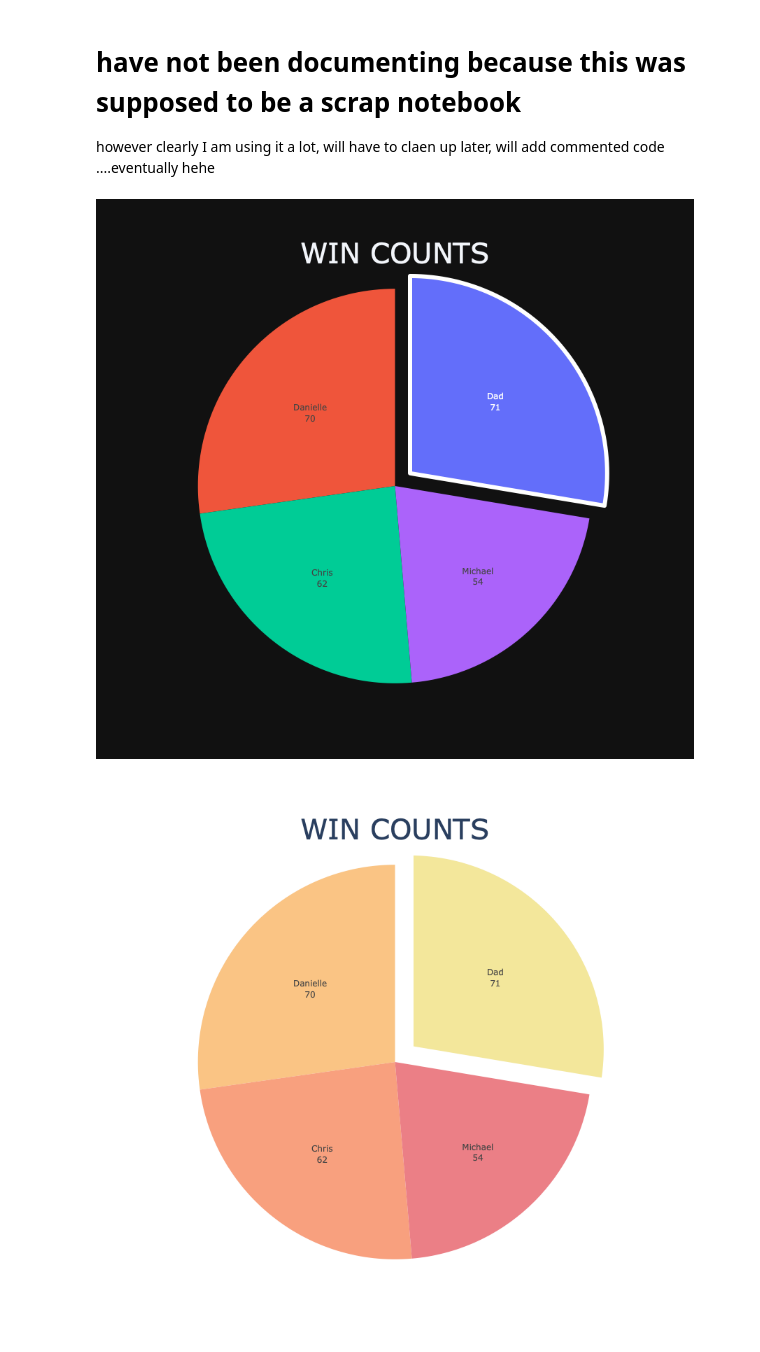
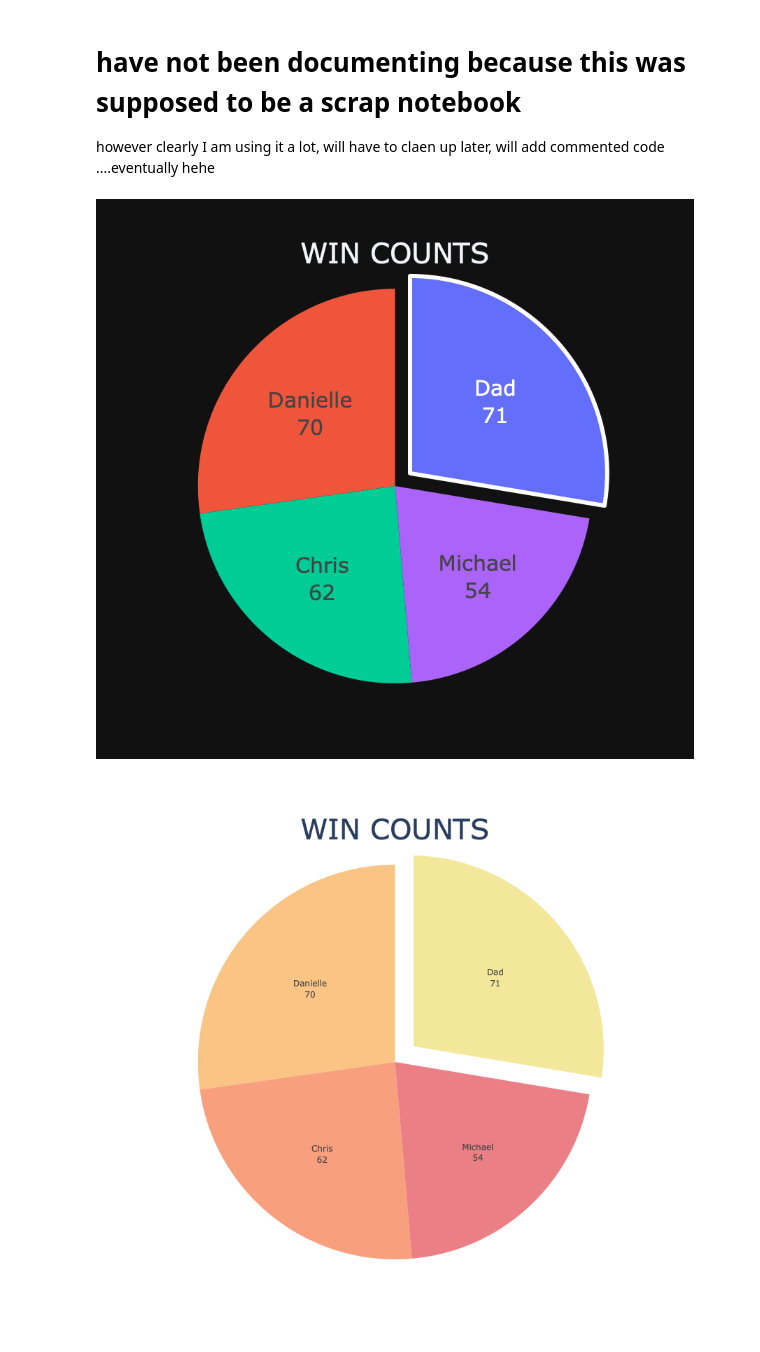
Before and after one commit to MichaelHarnett/WORDLEscoreboard, a Jupyter notebook: Untitled2.ipynb, the cells around one changed output. Cells and saved outputs as stored; diff of their text form; code cells hidden in the pictures.

Commit message:
updated font sizes for pie chart

```diff
--- a/Untitled2.ipynb
+++ b/Untitled2.ipynb
@@ -497,35 +497,37 @@ scores = [len(michaelwindf), len(daniellewindf), len(chriswindf), len(dadwindf)]
 
 #becaue it can be zipped into a dict
 piezip = zip(players,scores)
 
 #easily turned into a dataframe
 piedf = pd.DataFrame(piezip, columns = ['Player','Score'])
 
 #sorted so that the winner is always on top/is pulled and bordered
 piedf.sort_values('Score', ascending = False, inplace = True)
 
 
 
 #and then added allllll togehter into one beautiful pie chart
 total_pie = px.pie(piedf, names = 'Player', values = 'Score',
                    title = 'WIN COUNTS', template = 'plotly_dark',
                   height = 800, width = 800)
-total_pie.update_traces(textinfo = 'label + value', pull = ([.1,0,0,0]),
+total_pie.update_traces(textinfo = 'label + value',pull = ([.1,0,0,0]),
+                        textfont = dict(size = 30), hovertemplate = [
+                            'WOW YOU\'RE WINNING','OK, YAAAAS','I mean, you\'re trying','LOSER'],
                        marker = dict(line = dict(color = 'white', width = [6,0,0,0])))
 total_pie.update_layout(
     title={
         'text': "WIN COUNTS",
         'y':.92,
         'x':0.5,
         'xanchor': 'center',
         'yanchor': 'top'
         },
     title_font_size = 40,
     showlegend = False
 )
 total_pie.show()
 # %% [output]
-[figure, old version]
+[figure, new version]
 # %%
 #putting the above graphing work into one place to copy into the app code
 #BY THE WAY it took about 2 hours to figure out how to ONLY border a pulled slice. JUSSSSS SAYIN
```
Also changed, not shown: 1 other file.
